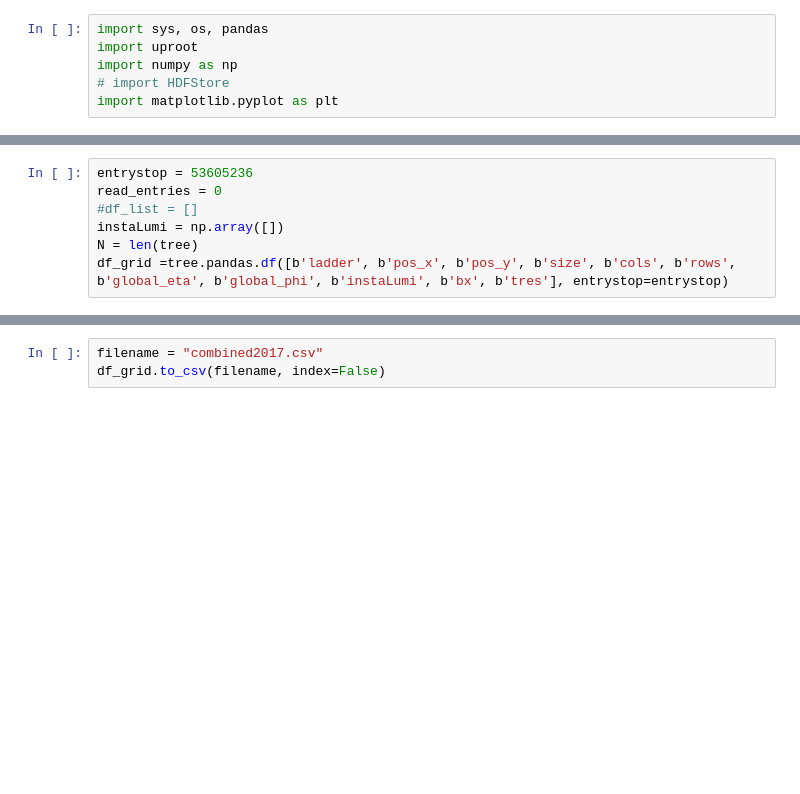
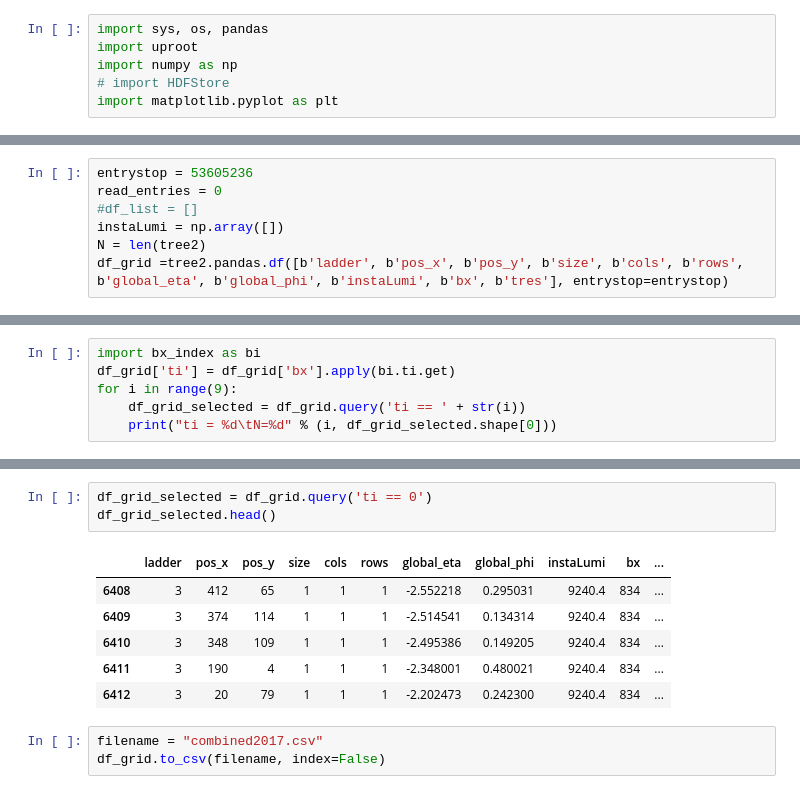
Before and after one commit to mmarchegiani/L1-BrokenClusters, a Jupyter notebook: 8b4e.ipynb, the cells around one changed output, grey strips where cells are left out. Drawn from its saved outputs; the diff is of its cells as text; blank space fills up the shorter version.

```diff
--- a/8b4e.ipynb
+++ b/8b4e.ipynb
@@ -29,5 +27,5 @@ entrystop = 53605236
 read_entries = 0
 #df_list = []
 instaLumi = np.array([])
-N = len(tree)
-df_grid =tree.pandas.df([b'ladder', b'pos_x', b'pos_y', b'size', b'cols', b'rows', b'global_eta', b'global_phi', b'instaLumi', b'bx', b'tres'], entrystop=entrystop)
+N = len(tree2)
+df_grid =tree2.pandas.df([b'ladder', b'pos_x', b'pos_y', b'size', b'cols', b'rows', b'global_eta', b'global_phi', b'instaLumi', b'bx', b'tres'], entrystop=entrystop)
@@ -42,0 +32,6 @@ df_grid.head()
+# %%
+import bx_index as bi
+df_grid['ti'] = df_grid['bx'].apply(bi.ti.get)
+for i in range(9):
+    df_grid_selected = df_grid.query('ti == ' + str(i))
+    print("ti = %d\tN=%d" % (i, df_grid_selected.shape[0]))
@@ -43,3 +48,13 @@ df_grid.head()
+# %%
+df_grid_selected = df_grid.query('ti == 0')
+df_grid_selected.head()
+# %% [output]
+|  | ladder | pos_x | pos_y | size | cols | rows | global_eta | global_phi | instaLumi | bx | ... |
+| 6408 | 3 | 412 | 65 | 1 | 1 | 1 | -2.552218 | 0.295031 | 9240.4 | 834 | ... |
+| 6409 | 3 | 374 | 114 | 1 | 1 | 1 | -2.514541 | 0.134314 | 9240.4 | 834 | ... |
+| 6410 | 3 | 348 | 109 | 1 | 1 | 1 | -2.495386 | 0.149205 | 9240.4 | 834 | ... |
+| 6411 | 3 | 190 | 4 | 1 | 1 | 1 | -2.348001 | 0.480021 | 9240.4 | 834 | ... |
+| 6412 | 3 | 20 | 79 | 1 | 1 | 1 | -2.202473 | 0.242300 | 9240.4 | 834 | ... |
 # %%
 filename = "combined2017.csv"
 df_grid.to_csv(filename, index=False)
```
Also changed, not shown: parts of 4 cells of this notebook, 4 other files.
